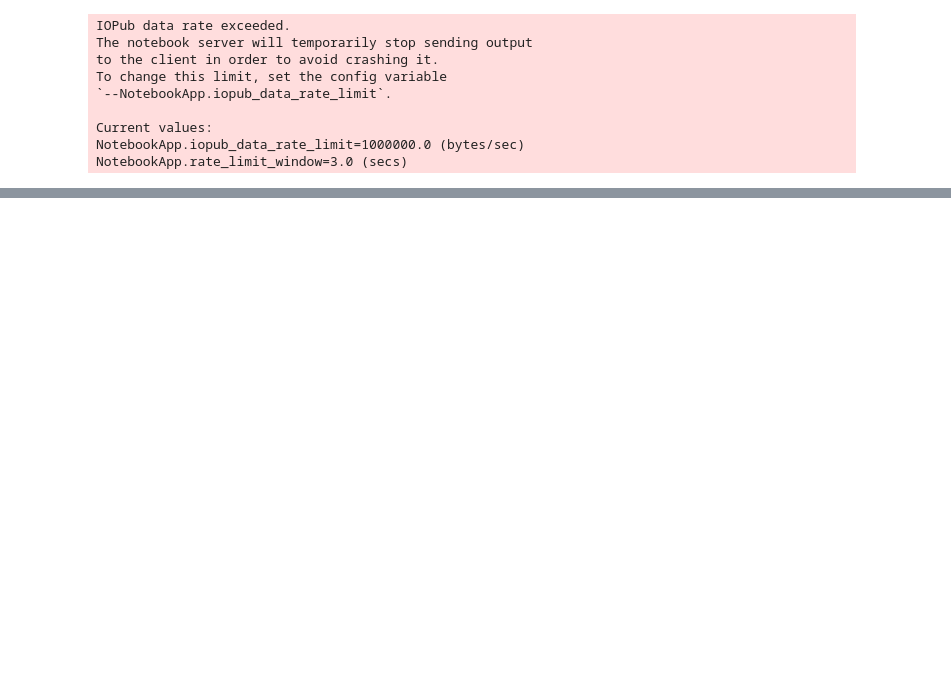
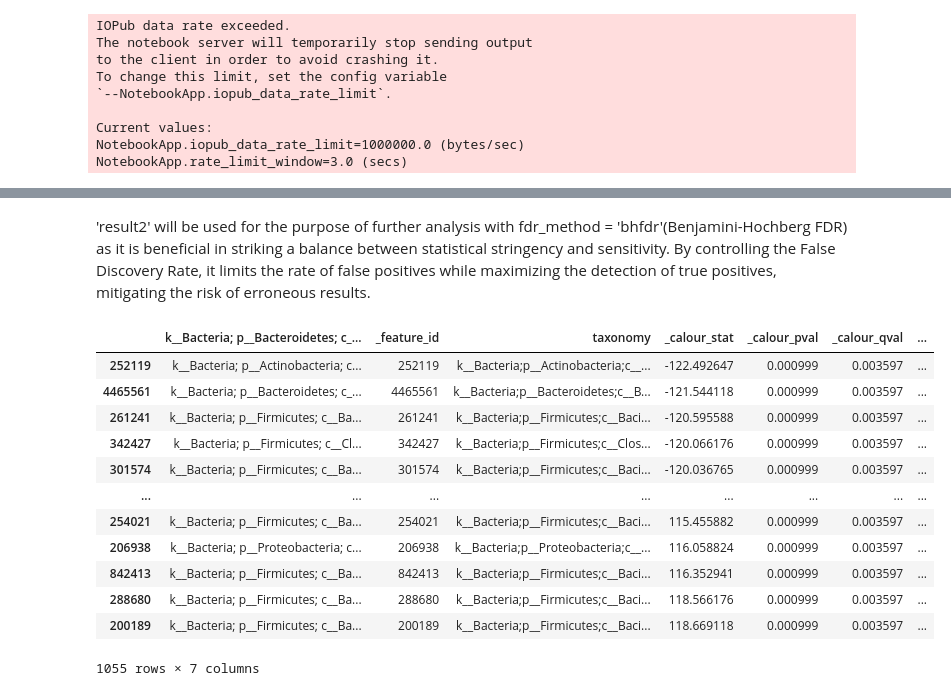
Before and after one commit to pranshudatta25/IFN646-portfolio4, a Jupyter notebook: N11354631_Portfolio4.ipynb, the cells around one changed output, grey strips where cells are left out. Cells and saved outputs as stored; diff of their text form; code cells hidden in the pictures; blank space fills up the shorter version.

```diff
--- a/N11354631_Portfolio4.ipynb
+++ b/N11354631_Portfolio4.ipynb
@@ -159,0 +98,6 @@ Standard Deviation: 1190.438139448059
+# %%
+data = ca.read_amplicon('/content/otu_table.biom',
+                      sample_metadata_file='/content/metadata.txt',
+                      feature_metadata_file='/content/97_otu_taxonomy.txt',
+                      normalize=10000,
+                      min_reads=1000)
@@ -159,0 +161,2 @@ Standard Deviation: 1190.438139448059
+# %%
+result2 = data.diff_abundance('airwaysite','Nose','Throat', random_seed=2018, fdr_method='bhfdr')
@@ -159,0 +168,18 @@ Standard Deviation: 1190.438139448059
+# %% [markdown]
+'result2' will be used for the purpose of further analysis with fdr_method = 'bhfdr'(Benjamini-Hochberg FDR) as it is beneficial in striking a balance between statistical stringency and sensitivity. By controlling the False Discovery Rate, it limits the rate of false positives while maximizing the detection of true positives, mitigating the risk of erroneous results.
+# %%
+result2.feature_metadata
+# %% [output]
+|  | k__Bacteria; p__Bacteroidetes; c_... | _feature_id | taxonomy | _calour_stat | _calour_pval | _calour_qval | ... |
+| 252119 | k__Bacteria; p__Actinobacteria; c... | 252119 | k__Bacteria;p__Actinobacteria;c__... | -122.492647 | 0.000999 | 0.003597 | ... |
+| 4465561 | k__Bacteria; p__Bacteroidetes; c_... | 4465561 | k__Bacteria;p__Bacteroidetes;c__B... | -121.544118 | 0.000999 | 0.003597 | ... |
+| 261241 | k__Bacteria; p__Firmicutes; c__Ba... | 261241 | k__Bacteria;p__Firmicutes;c__Baci... | -120.595588 | 0.000999 | 0.003597 | ... |
+| 342427 | k__Bacteria; p__Firmicutes; c__Cl... | 342427 | k__Bacteria;p__Firmicutes;c__Clos... | -120.066176 | 0.000999 | 0.003597 | ... |
+| 301574 | k__Bacteria; p__Firmicutes; c__Ba... | 301574 | k__Bacteria;p__Firmicutes;c__Baci... | -120.036765 | 0.000999 | 0.003597 | ... |
+| ... | ... | ... | ... | ... | ... | ... | ... |
+| 254021 | k__Bacteria; p__Firmicutes; c__Ba... | 254021 | k__Bacteria;p__Firmicutes;c__Baci... | 115.455882 | 0.000999 | 0.003597 | ... |
+| 206938 | k__Bacteria; p__Proteobacteria; c... | 206938 | k__Bacteria;p__Proteobacteria;c__... | 116.058824 | 0.000999 | 0.003597 | ... |
+| 842413 | k__Bacteria; p__Firmicutes; c__Ba... | 842413 | k__Bacteria;p__Firmicutes;c__Baci... | 116.352941 | 0.000999 | 0.003597 | ... |
+| 288680 | k__Bacteria; p__Firmicutes; c__Ba... | 288680 | k__Bacteria;p__Firmicutes;c__Baci... | 118.566176 | 0.000999 | 0.003597 | ... |
+| 200189 | k__Bacteria; p__Firmicutes; c__Ba... | 200189 | k__Bacteria;p__Firmicutes;c__Baci... | 118.669118 | 0.000999 | 0.003597 | ... |
+1055 rows × 7 columns
```
Also changed, not shown: parts of 77 cells of this notebook.
